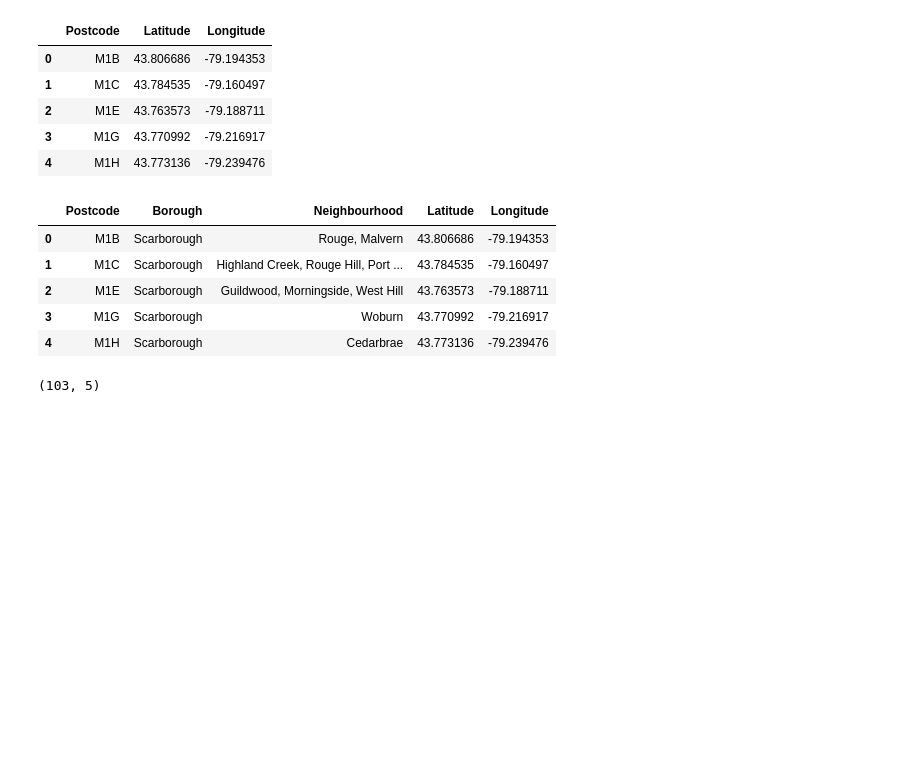
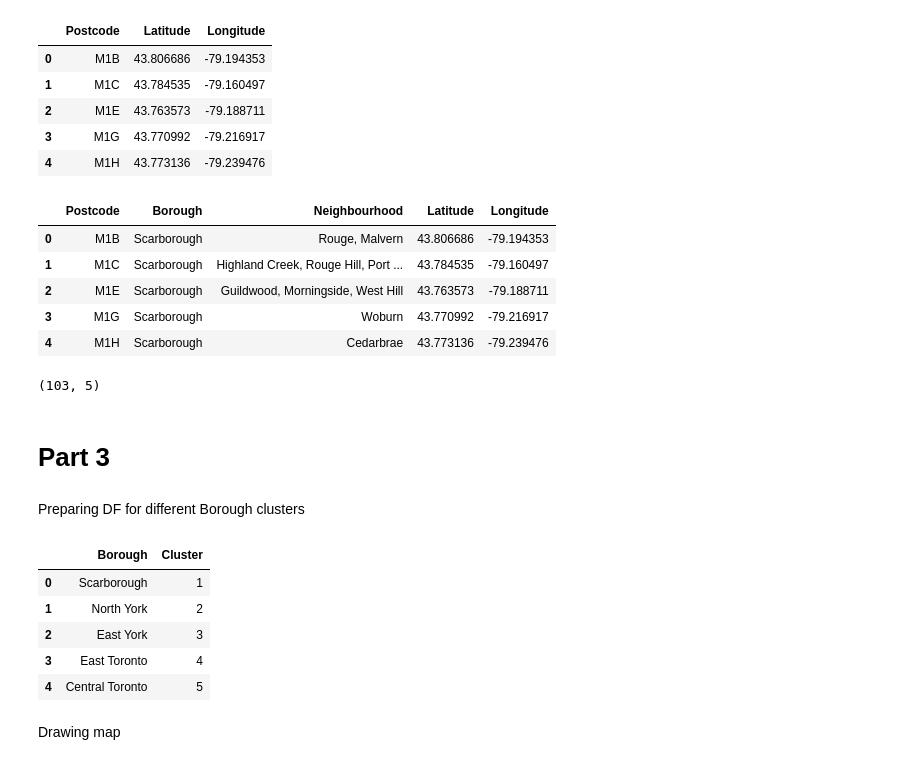
Before and after one commit to BartoszBrusilo/Coursera_Capstone, a Jupyter notebook: Dataframe from wikipedia.ipynb, the cells around one changed output. Drawn from its saved outputs; the diff is of its cells as text; code cells hidden in the pictures; blank space fills up the shorter version.

```diff
--- a/Dataframe from wikipedia.ipynb
+++ b/Dataframe from wikipedia.ipynb
@@ -99,3 +112,19 @@ df_tor.head()
 df_tor.shape
 # %% [output]
 (103, 5)
+# %% [markdown]
+# Part 3
+# %% [markdown]
+Preparing DF for different Borough clusters
+# %%
+kclusters = df_tor['Borough'].nunique()
+df_b = pd.DataFrame(df_tor['Borough'].unique(), columns =['Borough'])
+df_b['Cluster']= np.arange(1,kclusters+1)
+df_b.head()
+# %% [output]
+|  | Borough | Cluster |
+| 0 | Scarborough | 1 |
+| 1 | North York | 2 |
+| 2 | East York | 3 |
+| 3 | East Toronto | 4 |
+| 4 | Central Toronto | 5 |
@@ -101,0 +133,2 @@ df_tor.shape
+# %% [markdown]
+Drawing map
```
Also changed, not shown: parts of 6 cells of this notebook.
